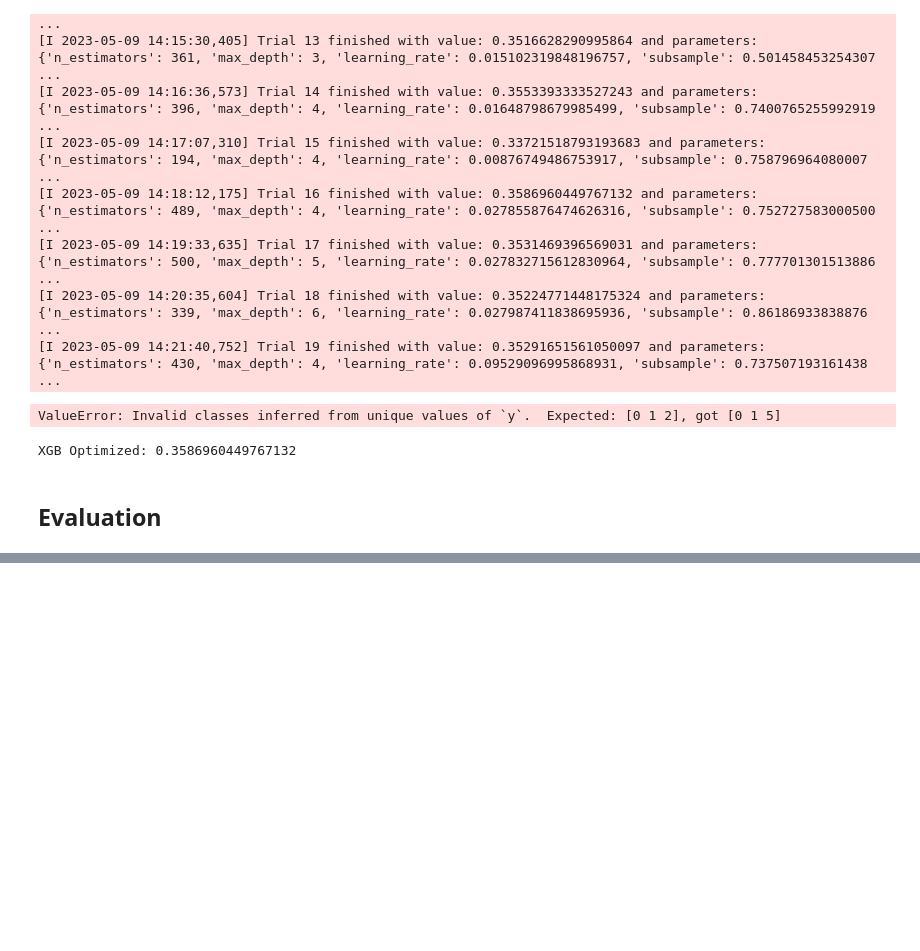
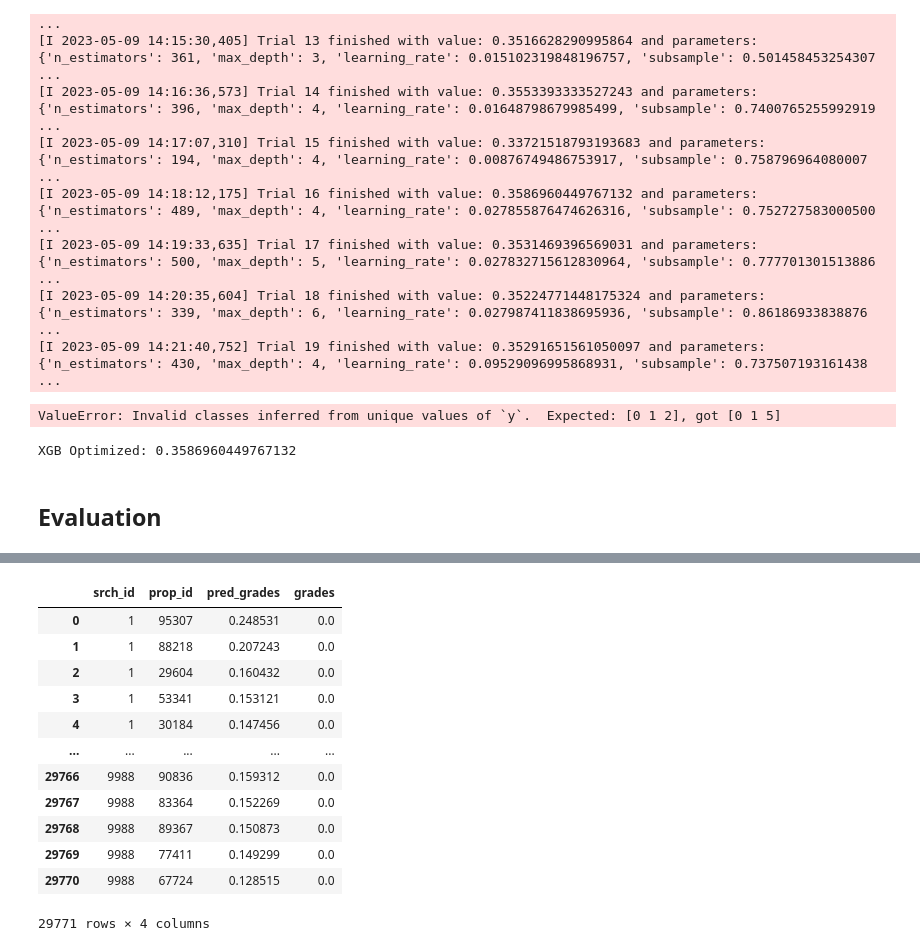
Before and after one commit to rapsac2010/learning-to-rank-expedia-vu, a Jupyter notebook: src/eda_ch.ipynb, the cells around one changed output, grey strips where cells are left out. Saved outputs shown, nothing was run; the diff lists cells and outputs as text; code cells hidden in the pictures; blank space fills up the shorter version.

```diff
--- a/src/eda_ch.ipynb
+++ b/src/eda_ch.ipynb
@@ -334,0 +335,16 @@ pred_xgb_submission
+# %%
+pred_xgb_optimized
+# %% [output]
+|  | srch_id | prop_id | pred_grades | grades |
+| 0 | 1 | 95307 | 0.248531 | 0.0 |
+| 1 | 1 | 88218 | 0.207243 | 0.0 |
+| 2 | 1 | 29604 | 0.160432 | 0.0 |
+| 3 | 1 | 53341 | 0.153121 | 0.0 |
+| 4 | 1 | 30184 | 0.147456 | 0.0 |
+| ... | ... | ... | ... | ... |
+| 29766 | 9988 | 90836 | 0.159312 | 0.0 |
+| 29767 | 9988 | 83364 | 0.152269 | 0.0 |
+| 29768 | 9988 | 89367 | 0.150873 | 0.0 |
+| 29769 | 9988 | 77411 | 0.149299 | 0.0 |
+| 29770 | 9988 | 67724 | 0.128515 | 0.0 |
+29771 rows × 4 columns
```
Also changed, not shown: parts of 3 cells of this notebook.
